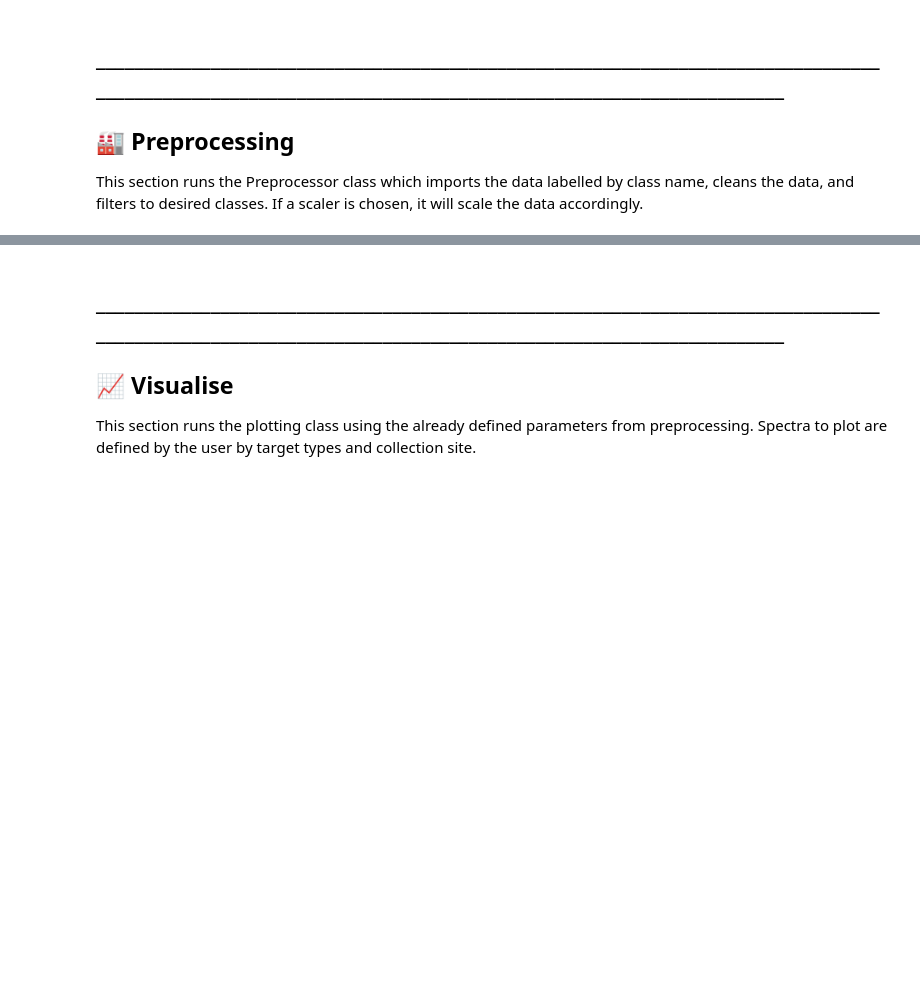
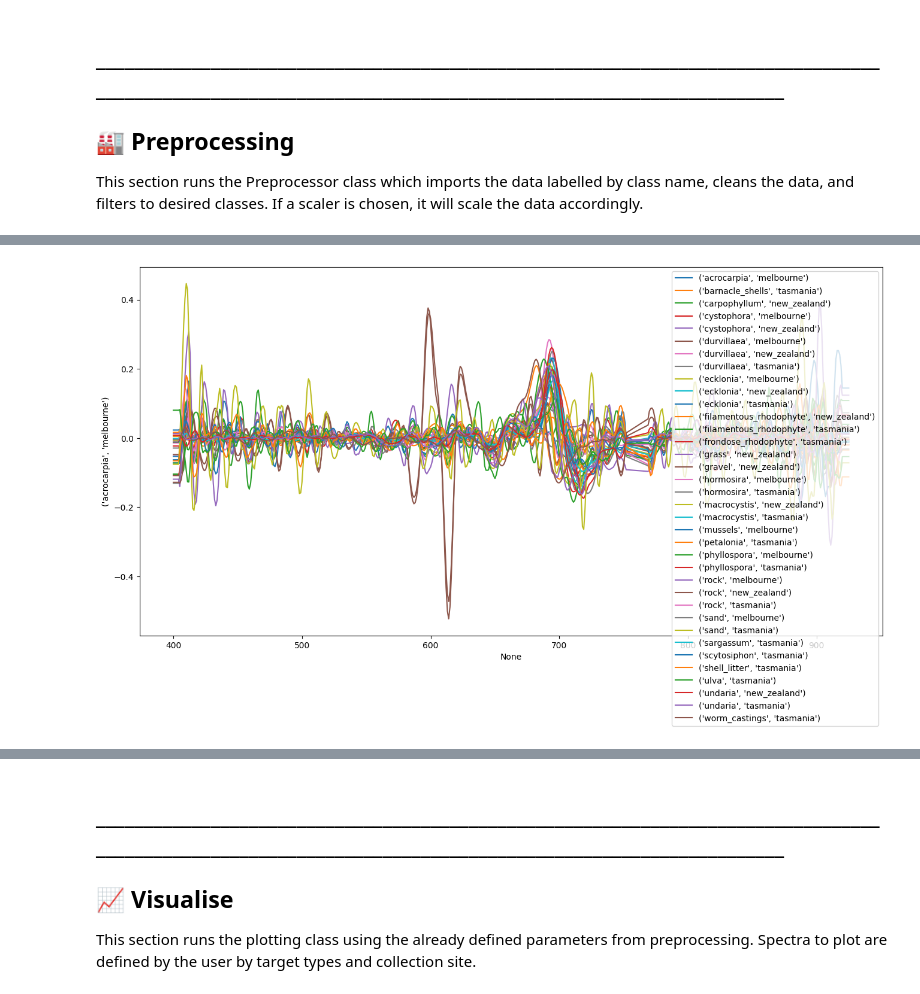
Before and after one commit to uqgrowan/Spectral-Separability-Analysis, a Jupyter notebook: spectral_separability.ipynb, the cells around one changed output, grey strips where cells are left out. Saved outputs shown, nothing was run; the diff lists cells and outputs as text; code cells hidden in the pictures; blank space fills up the shorter version.

```diff
--- a/spectral_separability.ipynb
+++ b/spectral_separability.ipynb
@@ -38,7 +38,7 @@ full_res_path = r"C:\Users\s4770224\Documents\GitHub\Spectral-Analysis\data\MEL_
 resample_path = r"data\resampled\Skysat_resampled.csv"
 bad_bands_list = list(map(str,(range(753, 769))))
 scaler = "minmax"
-target_scheme = "all_macros"
+target_scheme = "all"
 target_sites = None
 target_setup = None
 start_nm = 400
@@ -67,0 +89,21 @@ print(labels_prepped.head())
+# %%
+df = pd.concat([labels_prepped[["Class", "site"]], spectra_prepped], axis = 1)
+means = df.groupby(["Class", "site"]).mean().transpose()
+means.index = means.index.astype("int64")
+means = means.dropna(axis = 0, how = "all")
+# %%
+# Apply smoothing filter and prep for plotting
+smoothed = pd.DataFrame(savgol_filter(means, axis = 0, window_length= 5, polyorder= 1))
+smoothed.index = means.index #df.iloc[:,2:].columns.astype("int64")
+smoothed.columns = means.columns
+
+
+# Apply smoothing filter with derivative  and prep for plotting
+deriv_1 = pd.DataFrame(savgol_filter(means*100, axis = 0, window_length= 10, polyorder= 1, deriv = 1))
+deriv_1.index = means.index #df.iloc[:,2:].columns.astype("int64")
+deriv_1.columns = means.columns
+
+# Apply smoothing filter with derivative  and prep for plotting
+deriv_2 = pd.DataFrame(savgol_filter(deriv_1, axis = 0, window_length= 10, polyorder= 1, deriv = 1))
+deriv_2.index = means.index #df.iloc[:,2:].columns.astype("int64")
+deriv_2.columns = means.columns
@@ -67,0 +138,13 @@ print(labels_prepped.head())
+# %%
+# Choose which dataset to plot
+plotting_data = deriv_2
+
+plt.figure(figsize = (16, 8))
+# Plot all classes
+for col in plotting_data.columns:
+    sns.lineplot(data = plotting_data, x = plotting_data.index, y = plotting_data.loc[:, col], label = col )
+#plt.ylim(bottom = -0.0001 , top = 0.0001)
+plt.legend()
+plt.show()
+# %% [output]
+[figure, added]
```
Also changed, not shown: parts of 12 cells of this notebook, 13 other files.
